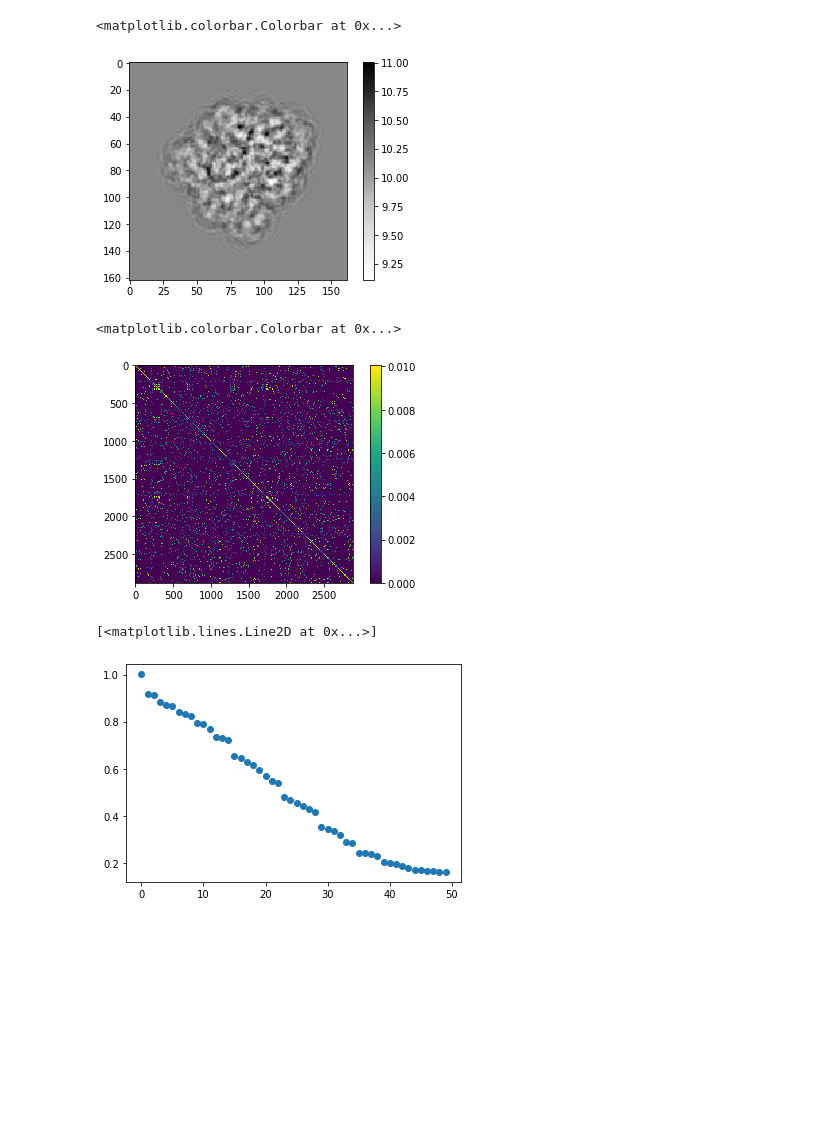
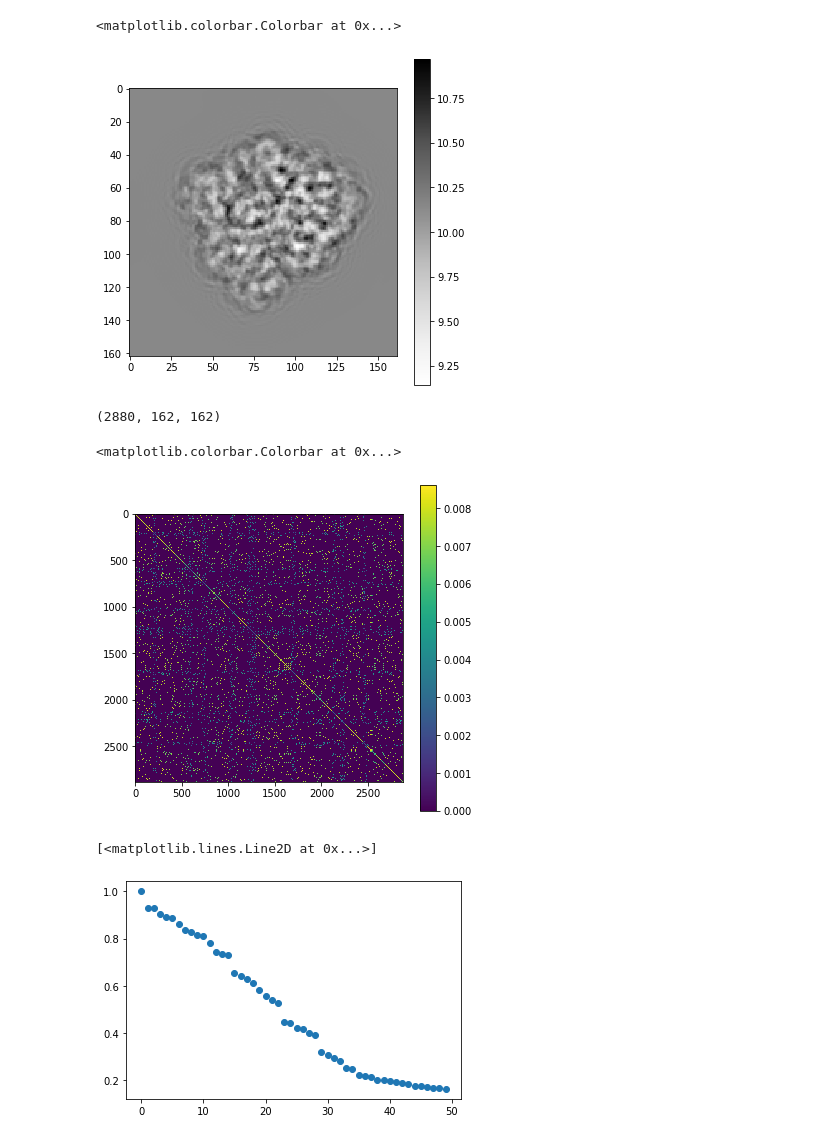
Before and after one commit to slaclab/cryoEM-notebooks, a Jupyter notebook: notebooks/DM_on_particles.ipynb, the cells around one changed output. Drawn from its saved outputs; the diff is of its cells as text; code cells hidden in the pictures; blank space fills up the shorter version.

Commit message:
started imutils.py to handle binning and normalization. Binning with skimage.transform added, test with DM on particles notebook (still need to refine parameters). Started OSF notebook.

```diff
--- a/notebooks/DM_on_particles.ipynb
+++ b/notebooks/DM_on_particles.ipynb
@@ -23,15 +22,24 @@ sigma2 = 6e6
 alpha = 1
 # %%
 ## load data and bin images
-filelist = glob.glob(DATADIR+"3j9z*no_noise.h5")
+filelist = glob.glob(DATADIR+"3j9z*_no_noise.h5")
 particles   = []
 defocus     = []
 coordinates = []
 for file in filelist:
-    dic = cryoemio.load_dict_from_hdf5(file)
-    particles.append(dic['data'][:,::binning,::binning])
-    defocus.append([ dic['optics']['defocus_nominal'] for i in range(dic['data'].shape[0]) ]) #*dic['data'].shape[0])
-    coordinates.append(dic['coordinates'])
+    dic = cryoemio.load_dict_from_hdf5(file) # load dictionary
+    # PARTICLES
+    data = dic['data']                                      # extract
+    n_particles = data.shape[0]                             #
+    binned_data = imutils.binstack(data, bin_size=binning)  # bin
+    particles.append(binned_data)                           # append to dataset
+    # DEFOCUS
+    data = dic['optics']['defocus_nominal']                 # extract
+    extended_data = [ data for i in range(n_particles) ]    # assign to each particle
+    defocus.append(extended_data)                           # append to dataset
+    # COORDINATES
+    data = dic['coordinates']                               # extract
+    coordinates.append(data)                                # append to dataset
 particles   = np.array(particles)
 particles   = particles.reshape( (particles.shape[0]*particles.shape[1],particles.shape[2],particles.shape[3]) )
 defocus     = np.array(defocus)
@@ -39,19 +47,25 @@ defocus     = defocus.reshape( (defocus.shape[0]*defocus.shape[1]) )
 coordinates = np.array(coordinates)
 coordinates = coordinates.reshape( (coordinates.shape[0]*coordinates.shape[1],coordinates.shape[2]) )
 # %%
-plt.imshow(particles[0,...], cmap='Greys')
+fig = plt.figure(figsize=(6,6))
+plt.imshow(particles[10,...], cmap='Greys')
 plt.colorbar()
 # %% [output]
 <matplotlib.colorbar.Colorbar at 0x...>
-[figure, old version]
+[figure, new version]
+# %%
+particles.shape
+# %% [output]
+(2880, 162, 162)
 # %%
 W = dmutils.dm_affinity_matrix(particles.reshape(particles.shape[0],particles.shape[1]*particles.shape[2]), b, sigma2, alpha)
 # %%
+fig = plt.figure(figsize=(6,6))
 plt.imshow(W)
 plt.colorbar()
 # %% [output]
 <matplotlib.colorbar.Colorbar at 0x...>
-[figure, old version]
+[figure, new version]
 # %%
 from scipy.linalg import svd
 U,s,V = svd(W,full_matrices=False)
@@ -61,5 +75,5 @@ U = U/U[:,0]
 plt.plot(s[0:50],'o')
 # %% [output]
 [<matplotlib.lines.Line2D at 0x...>]
-[figure, old version]
+[figure, new version]
 # %%
```
Also changed, not shown: parts of 2 cells of this notebook, 2 other files.
